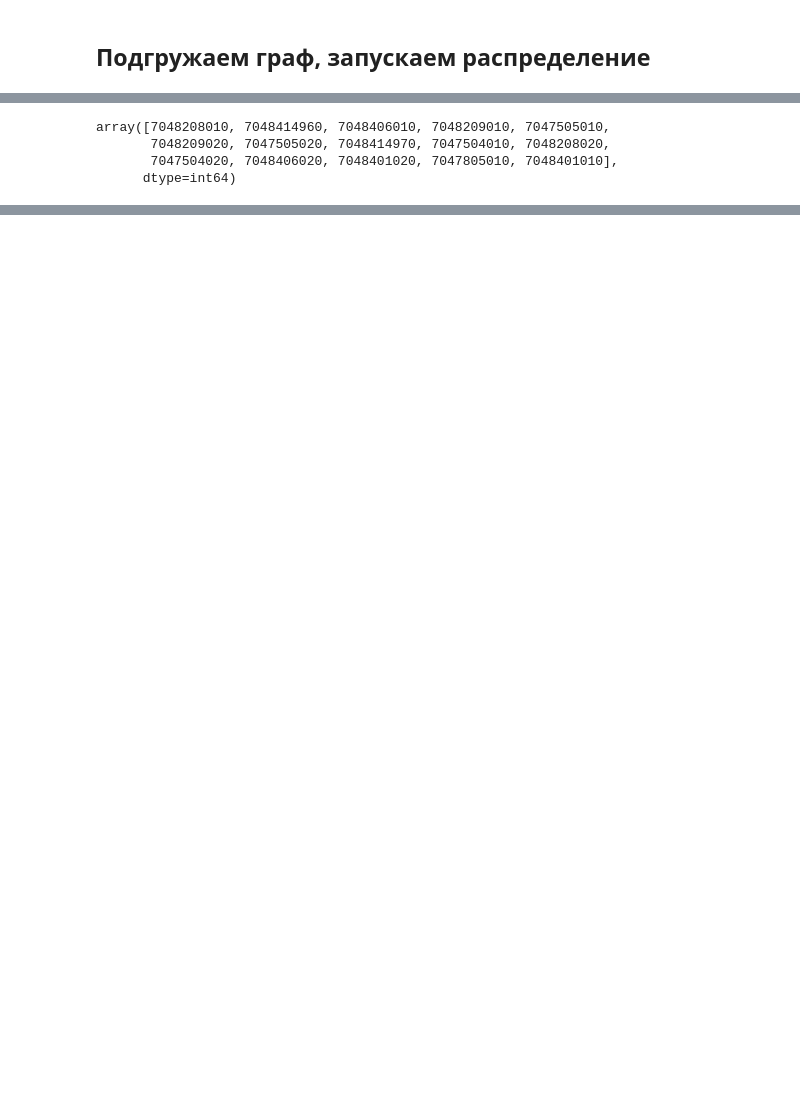
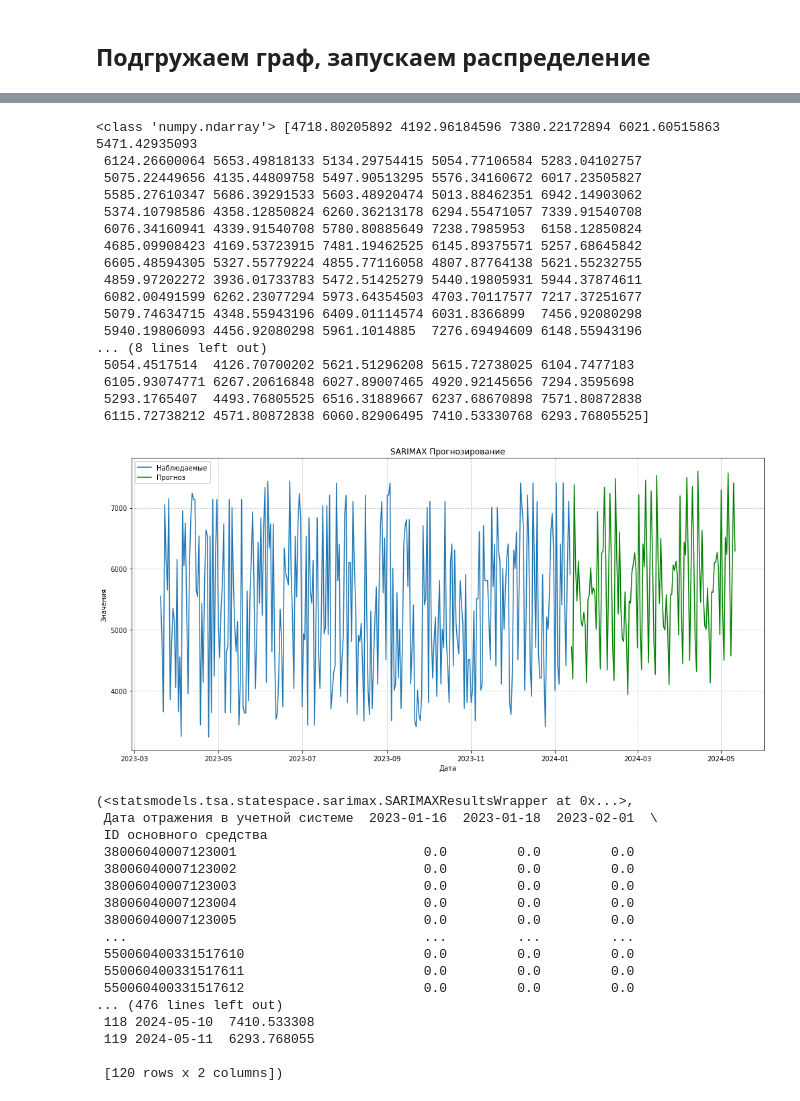
Before and after one commit to talkiiing-team/zakupai, a Jupyter notebook: services/api/ml/lib/data_concater_3.ipynb, the cells around one changed output, grey strips where cells are left out. Cells and saved outputs as stored; diff of their text form; code cells hidden in the pictures; blank space fills up the shorter version.

Commit message:
update .ipynb notebook and small bugfix in forecasting

```diff
--- a/services/api/ml/lib/data_concater_3.ipynb
+++ b/services/api/ml/lib/data_concater_3.ipynb
@@ -104,7 +111,3 @@ preds.to_csv("Результат_распределенные_счета.csv")
-# %%
-preds["Счет главной книги"].unique()
-# %% [output]
-array([7048208010, 7048414960, 7048406010, 7048209010, 7047505010,
-       7048209020, 7047505020, 7048414970, 7047504010, 7048208020,
-       7047504020, 7048406020, 7048401020, 7047805010, 7048401010],
-      dtype=int64)
+# %%
+make_predict_timeseries(preds, check_ID=55006040032948470, forecast_period=120)
+# %% [output]
@@ -110,0 +131,35 @@ array([7048208010, 7048414960, 7048406010, 7048209010, 7047505010,
+<class 'numpy.ndarray'> [4718.80205892 4192.96184596 7380.22172894 6021.60515863 5471.42935093
+ 6124.26600064 5653.49818133 5134.29754415 5054.77106584 5283.04102757
+ 5075.22449656 4135.44809758 5497.90513295 5576.34160672 6017.23505827
+ 5585.27610347 5686.39291533 5603.48920474 5013.88462351 6942.14903062
+ 5374.10798586 4358.12850824 6260.36213178 6294.55471057 7339.91540708
+ 6076.34160941 4339.91540708 5780.80885649 7238.7985953  6158.12850824
+ 4685.09908423 4169.53723915 7481.19462525 6145.89375571 5257.68645842
+ 6605.48594305 5327.55779224 4855.77116058 4807.87764138 5621.55232755
+ 4859.97202272 3936.01733783 5472.51425279 5440.19805931 5944.37874611
+ 6082.00491599 6262.23077294 5973.64354503 4703.70117577 7217.37251677
+ 5079.74634715 4348.55943196 6409.01114574 6031.8366899  7456.92080298
+ 5940.19806093 4456.92080298 5961.1014885  7276.69494609 6148.55943196
+... (8 lines left out)
+ 5054.4517514  4126.70700202 5621.51296208 5615.72738025 6104.7477183
+ 6105.93074771 6267.20616848 6027.89007465 4920.92145656 7294.3595698
+ 5293.1765407  4493.76805525 6516.31889667 6237.68670898 7571.80872838
+ 6115.72738212 4571.80872838 6060.82906495 7410.53330768 6293.76805525]
+[figure, added]
+(<statsmodels.tsa.statespace.sarimax.SARIMAXResultsWrapper at 0x...>,
+ Дата отражения в учетной системе  2023-01-16  2023-01-18  2023-02-01  \
+ ID основного средства
+ 38006040007123001                        0.0         0.0         0.0
+ 38006040007123002                        0.0         0.0         0.0
+ 38006040007123003                        0.0         0.0         0.0
+ 38006040007123004                        0.0         0.0         0.0
+ 38006040007123005                        0.0         0.0         0.0
+ ...                                      ...         ...         ...
+ 550060400331517610                       0.0         0.0         0.0
+ 550060400331517611                       0.0         0.0         0.0
+ 550060400331517612                       0.0         0.0         0.0
+... (476 lines left out)
+ 118 2024-05-10  7410.533308
+ 119 2024-05-11  6293.768055
+
+ [120 rows x 2 columns])
```
Also changed, not shown: parts of 12 cells of this notebook, 1 other file.
